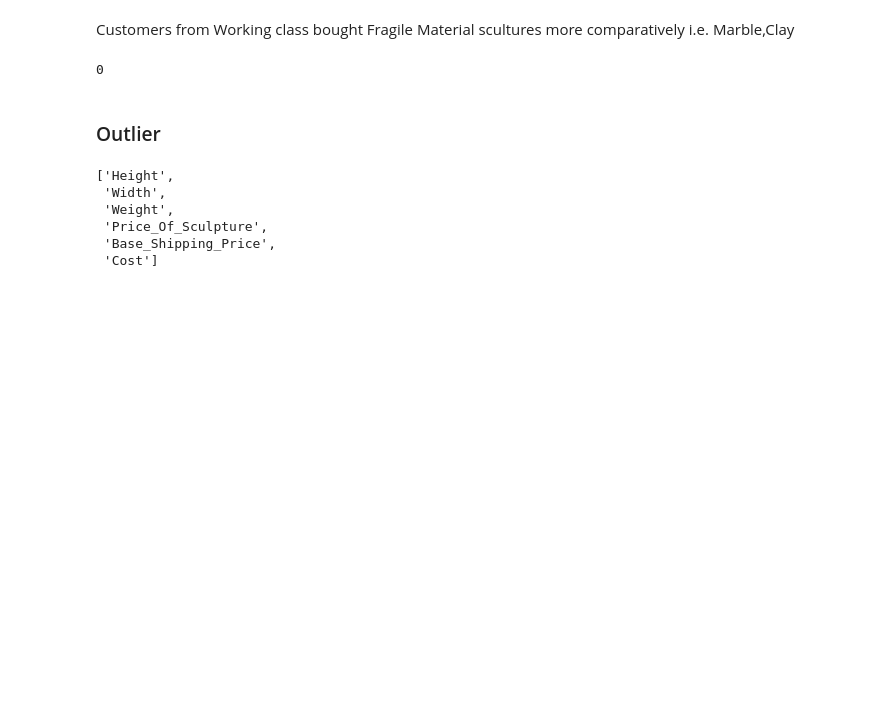
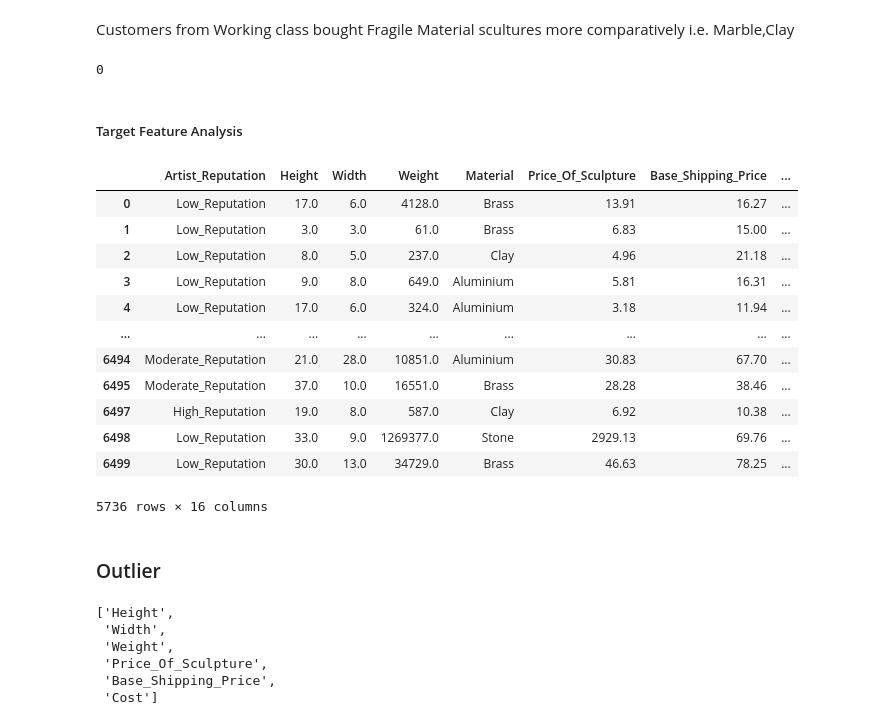
Before and after one commit to Hitesh-Nimbalkar/ML_Project, a Jupyter notebook: Notebook/EDA_new.ipynb, the cells around one changed output. Drawn from its saved outputs; the diff is of its cells as text; code cells hidden in the pictures; blank space fills up the shorter version.

```diff
--- a/Notebook/EDA_new.ipynb
+++ b/Notebook/EDA_new.ipynb
@@ -1172,6 +1172,24 @@ df['State'].isna().sum()
 0
 # %%
 df=df.drop(columns=['Customer_Location'])
+# %% [markdown]
+##### Target Feature Analysis
+# %%
+df
+# %% [output]
+|  | Artist_Reputation | Height | Width | Weight | Material | Price_Of_Sculpture | Base_Shipping_Price | ... |
+| 0 | Low_Reputation | 17.0 | 6.0 | 4128.0 | Brass | 13.91 | 16.27 | ... |
+| 1 | Low_Reputation | 3.0 | 3.0 | 61.0 | Brass | 6.83 | 15.00 | ... |
+| 2 | Low_Reputation | 8.0 | 5.0 | 237.0 | Clay | 4.96 | 21.18 | ... |
+| 3 | Low_Reputation | 9.0 | 8.0 | 649.0 | Aluminium | 5.81 | 16.31 | ... |
+| 4 | Low_Reputation | 17.0 | 6.0 | 324.0 | Aluminium | 3.18 | 11.94 | ... |
+| ... | ... | ... | ... | ... | ... | ... | ... | ... |
+| 6494 | Moderate_Reputation | 21.0 | 28.0 | 10851.0 | Aluminium | 30.83 | 67.70 | ... |
+| 6495 | Moderate_Reputation | 37.0 | 10.0 | 16551.0 | Brass | 28.28 | 38.46 | ... |
+| 6497 | High_Reputation | 19.0 | 8.0 | 587.0 | Clay | 6.92 | 10.38 | ... |
+| 6498 | Low_Reputation | 33.0 | 9.0 | 1269377.0 | Stone | 2929.13 | 69.76 | ... |
+| 6499 | Low_Reputation | 30.0 | 13.0 | 34729.0 | Brass | 46.63 | 78.25 | ... |
+5736 rows × 16 columns
 # %% [markdown]
 ### Outlier
 # %%
```
Also changed, not shown: parts of 3 cells of this notebook, 3 other files.
